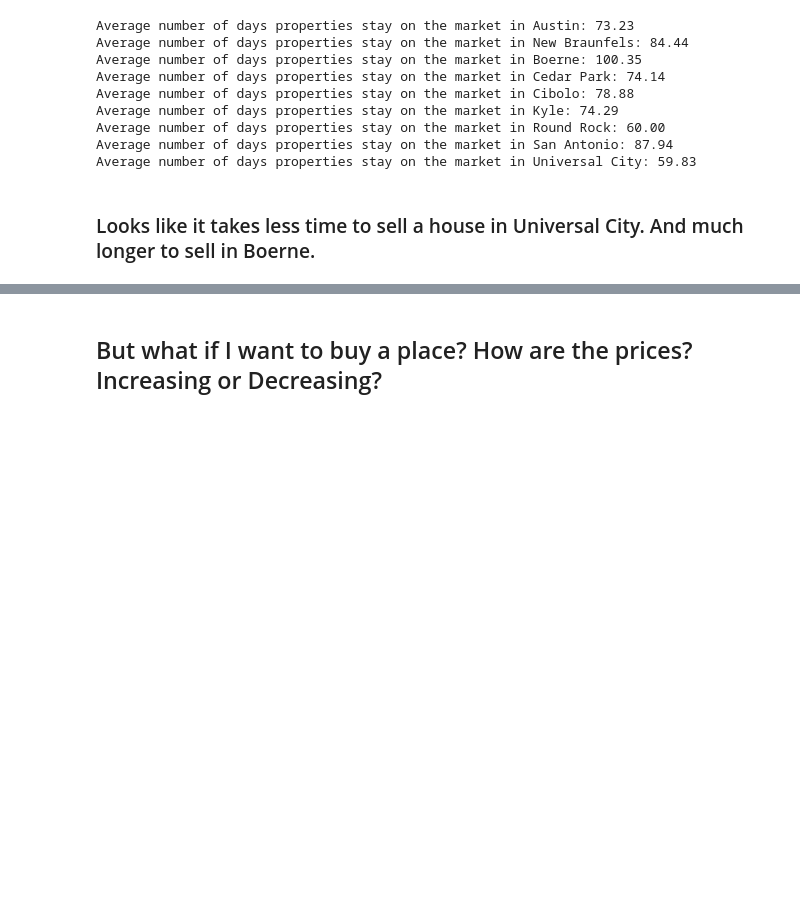
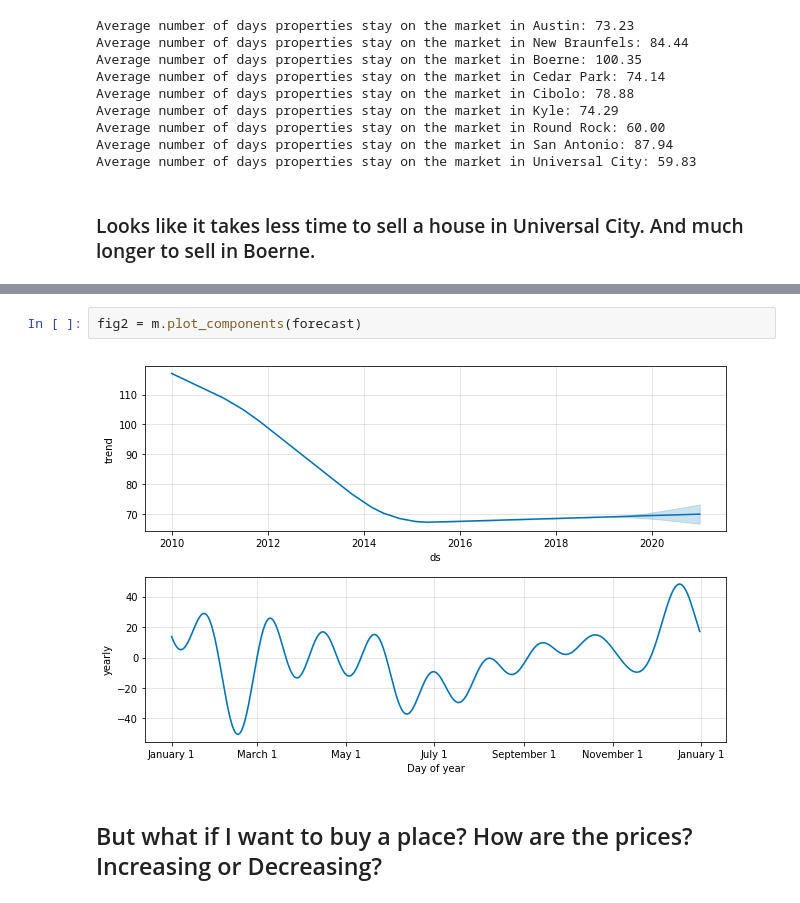
Before and after one commit to kkh1178/zillow, a Jupyter notebook: zillowproperties.ipynb, the cells around one changed output, grey strips where cells are left out. Saved outputs shown, nothing was run; the diff lists cells and outputs as text; blank space fills up the shorter version.

```diff
--- a/zillowproperties.ipynb
+++ b/zillowproperties.ipynb
@@ -203,3 +296,7 @@ Average number of days properties stay on the market in Universal City: 59.83
+# %%
+fig2 = m.plot_components(forecast)
+# %% [output]
+[figure, added]
 # %% [markdown]
 ## But what if I want to buy a place? How are the prices? Increasing or Decreasing?
 # %%
```
Also changed, not shown: parts of 18 cells of this notebook, 1 other file.
